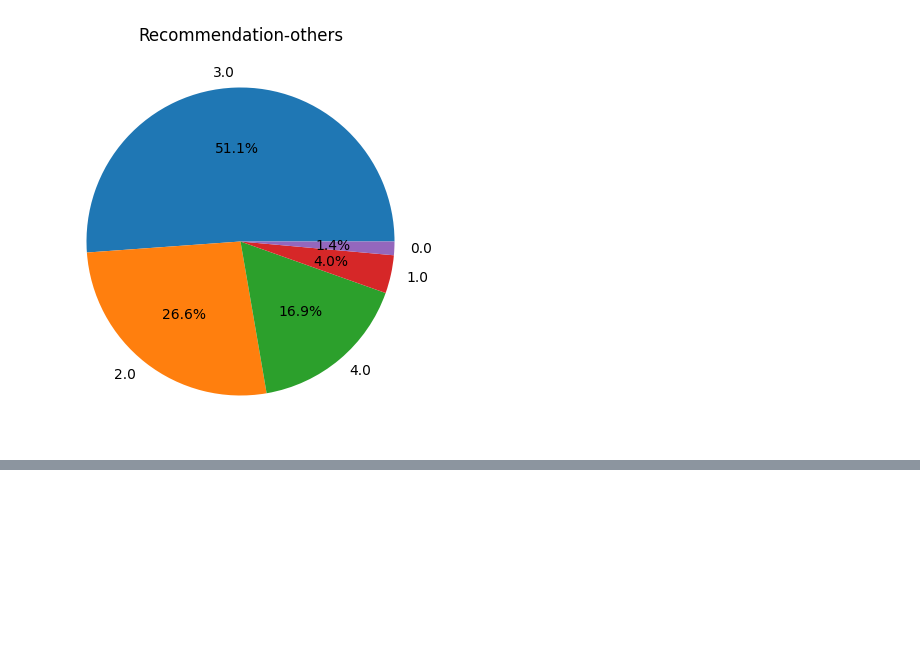
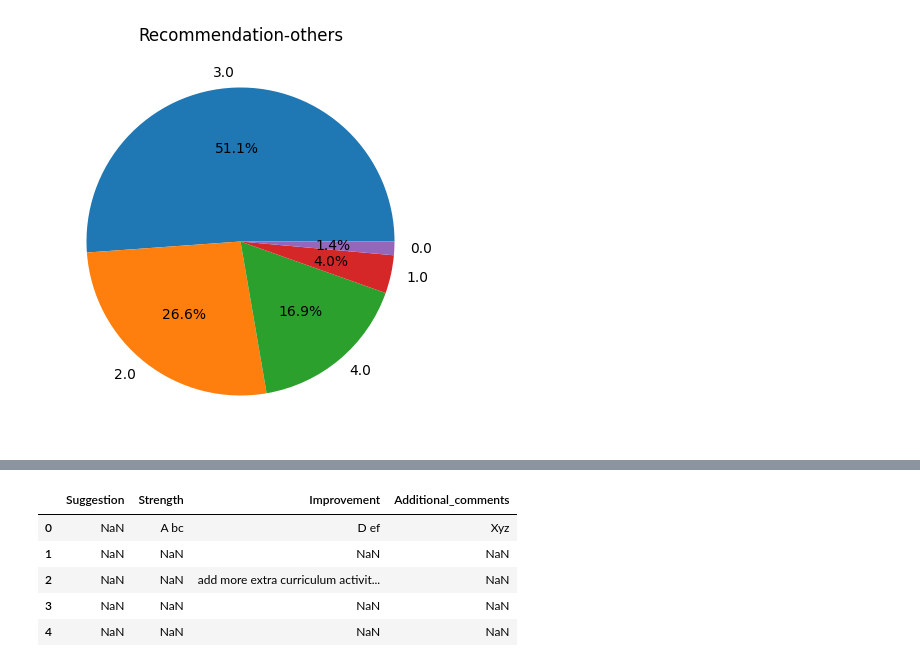
Before and after one commit to NeonLabs146/General_stuffs, a Jupyter notebook: Excellence_survey_MBM.ipynb, the cells around one changed output, grey strips where cells are left out. Saved outputs shown, nothing was run; the diff lists cells and outputs as text; code cells hidden in the pictures; blank space fills up the shorter version.

```diff
--- a/Excellence_survey_MBM.ipynb
+++ b/Excellence_survey_MBM.ipynb
@@ -357,0 +358,20 @@ for column in df_encoded.columns[:8]:
+# %%
+Open_ended_columns = df[['Please share any suggestions for improving academic excellence at the college. (Open-ended)',
+                         'What are the top three strengths of the college? (Open-ended)',
+                         'What are the top three areas where the college needs improvement? (Open-ended)',
+                         'Please share any additional comments or experiences regarding the college. (Open-ended)'
+                       ]]
+Open_ended_df = Open_ended_columns.rename(columns = {'Please share any suggestions for improving academic excellence at the college. (Open-ended)':'Suggestion',
+                                                   'What are the top three strengths of the college? (Open-ended)':'Strength',
+                                                   'What are the top three areas where the college needs improvement? (Open-ended)':'Improvement',
+                                                   'Please share any additional comments or experiences regarding the college. (Open-ended)':'Additional_comments'
+                                            })
+
+Open_ended_df.head()
+# %% [output]
+|  | Suggestion | Strength | Improvement | Additional_comments |
+| 0 | NaN | A bc | D ef | Xyz |
+| 1 | NaN | NaN | NaN | NaN |
+| 2 | NaN | NaN | add more extra curriculum activit... | NaN |
+| 3 | NaN | NaN | NaN | NaN |
+| 4 | NaN | NaN | NaN | NaN |
```
Also changed, not shown: parts of 26 cells of this notebook.
